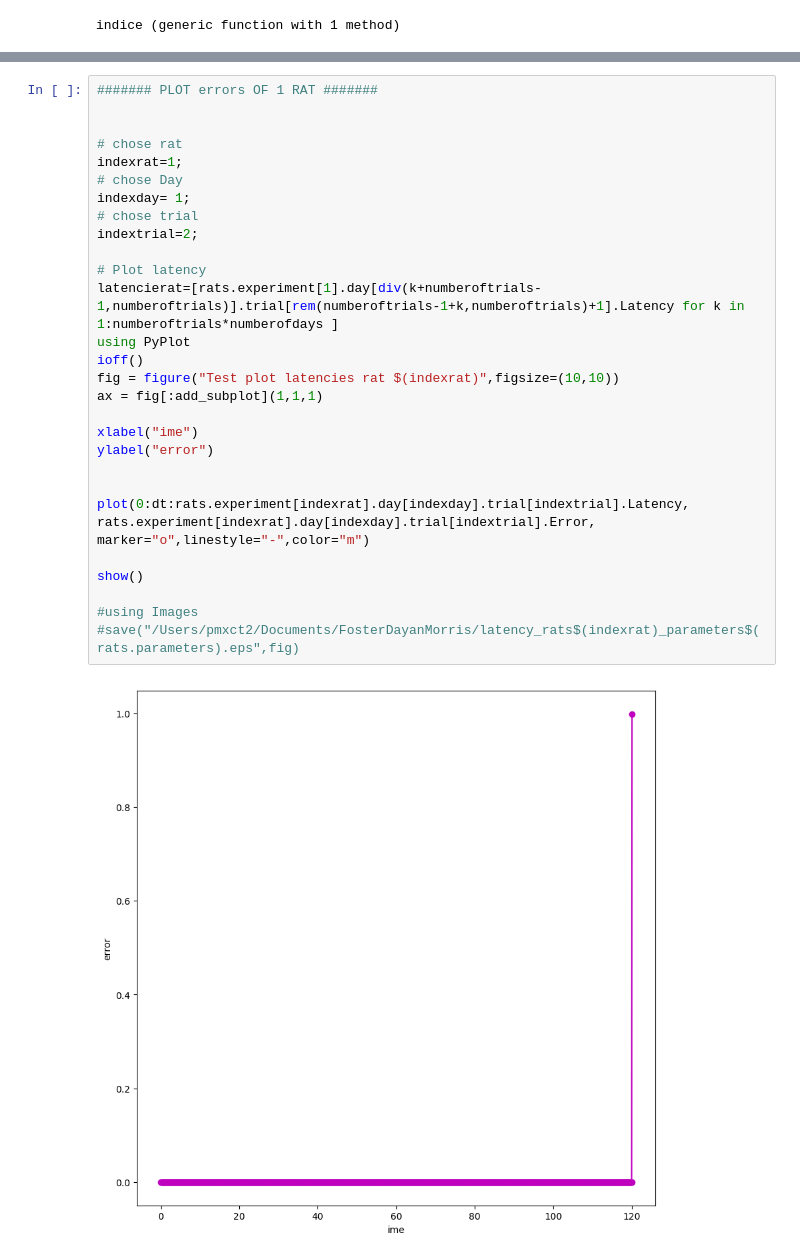
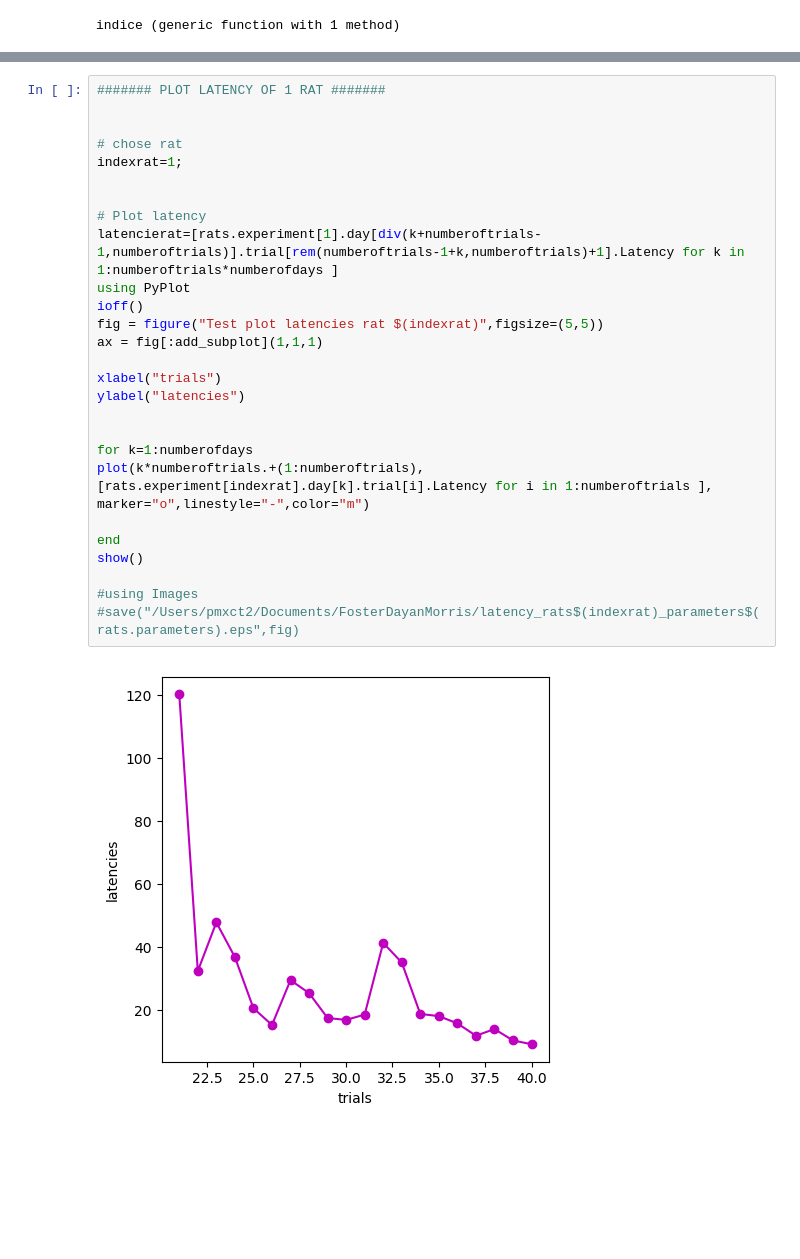
Before and after one commit to charlinetess/Morris-Watermaze-FosterDayanMorris-Paper, a Jupyter notebook: DMP.ipynb, the cells around one changed output, grey strips where cells are left out. Drawn from its saved outputs; the diff is of its cells as text; blank space fills up the shorter version.

```diff
--- a/DMP.ipynb
+++ b/DMP.ipynb
@@ -604,30 +745,29 @@ plot(rats.experiment[indexrat].day[indexday].trial[indextrial].Trajectory[:,1],r
 # %%
-####### PLOT errors OF 1 RAT #######
+####### PLOT LATENCY OF 1 RAT #######
 
 
 # chose rat
 indexrat=1;
-# chose Day
-indexday= 1;
-# chose trial
-indextrial=2;
+
 
 # Plot latency
 latencierat=[rats.experiment[1].day[div(k+numberoftrials-1,numberoftrials)].trial[rem(numberoftrials-1+k,numberoftrials)+1].Latency for k in 1:numberoftrials*numberofdays ]
 using PyPlot
 ioff()
-fig = figure("Test plot latencies rat $(indexrat)",figsize=(10,10))
+fig = figure("Test plot latencies rat $(indexrat)",figsize=(5,5))
 ax = fig[:add_subplot](1,1,1)
 
-xlabel("ime")
-ylabel("error")
+xlabel("trials")
+ylabel("latencies")
 
 
-plot(0:dt:rats.experiment[indexrat].day[indexday].trial[indextrial].Latency, rats.experiment[indexrat].day[indexday].trial[indextrial].Error, marker="o",linestyle="-",color="m")
+for k=1:numberofdays
+plot(k*numberoftrials.+(1:numberoftrials), [rats.experiment[indexrat].day[k].trial[i].Latency for i in 1:numberoftrials ], marker="o",linestyle="-",color="m")
 
+end
 show()
 
 #using Images
 #save("/Users/pmxct2/Documents/FosterDayanMorris/latency_rats$(indexrat)_parameters$(rats.parameters).eps",fig)
 # %% [output]
-[figure, old version]
+[figure, new version]
```
Also changed, not shown: parts of 18 cells of this notebook.
